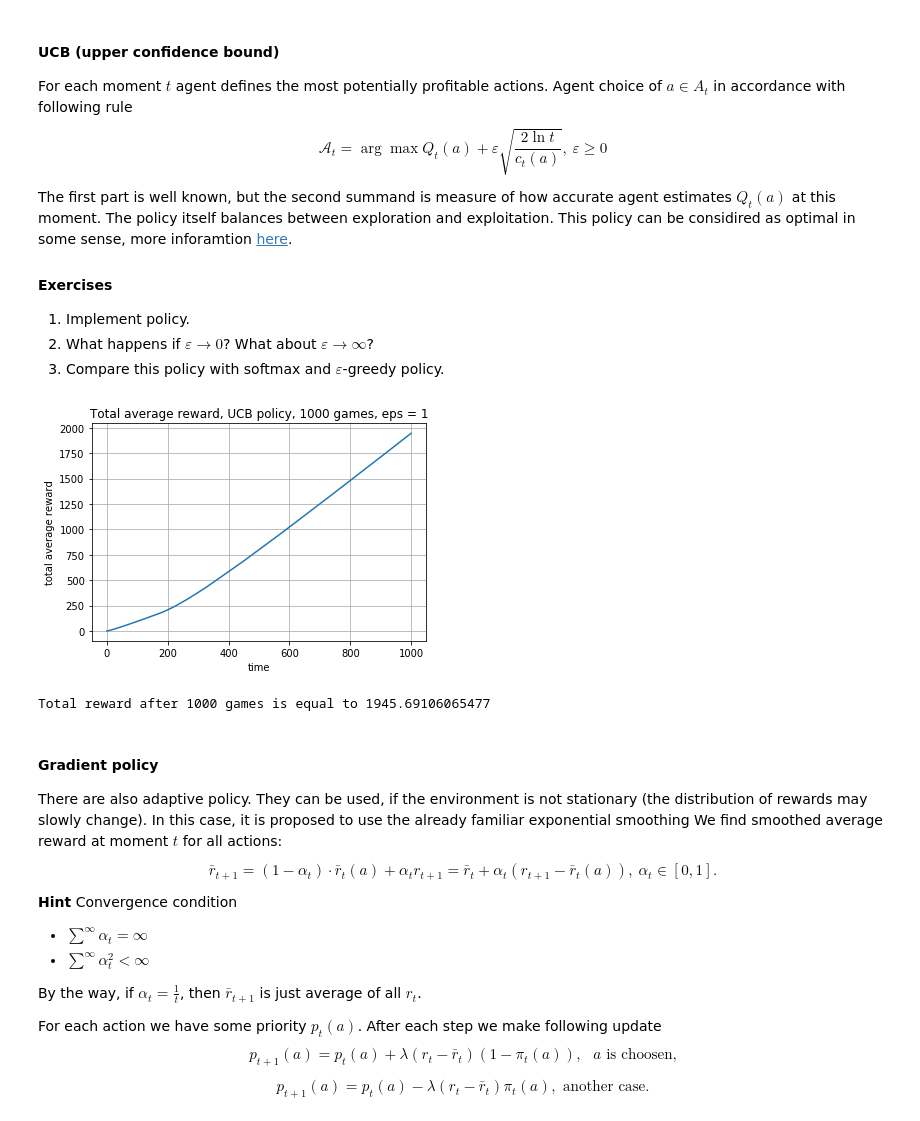
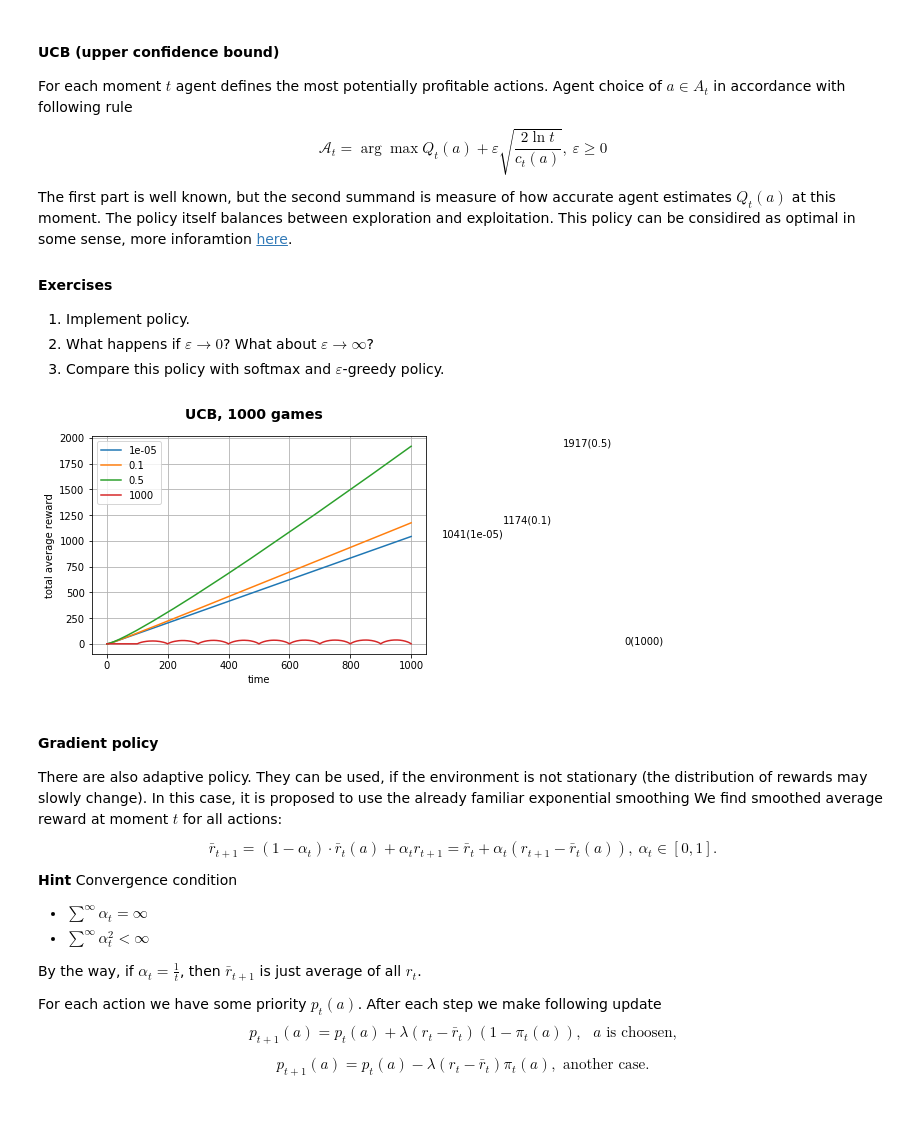
Before and after one commit to birshert/Darin, a Jupyter notebook: labs_/Birshert Alexey DARIN LAB-4.ipynb, the cells around one changed output. Drawn from its saved outputs; the diff is of its cells as text; code cells hidden in the pictures.

```diff
--- a/labs_/Birshert Alexey DARIN LAB-4.ipynb
+++ b/labs_/Birshert Alexey DARIN LAB-4.ipynb
@@ -253,10 +258,0 @@ class Softmax():
-# %%
-avg_rew_softmax = np.array([0.0 for i in range(T + 1)])
-
-eps = 0.3
-
-Model = Softmax(eps)
-
-for game in range(games_num):
-    curr_rew = Game(Model)
-    avg_rew_softmax = (avg_rew_softmax * (game) + curr_rew) / (game + 1)
@@ -295,23 +283,26 @@ class UCB():
         t = 0
         for i in range(len(c)):
             t += c[i]
-        total = [0.0 for i in range(len(c))]
-        for i in range(len(c)):
-            total[i] = (r[i] + self.eps * np.sqrt(2 * np.log(t) / (c[i] + 1)))
+        if (t == 0):
+            self.policy = [1.0/A for i in range(A)]
+        else:
+            total = [0.0 for i in range(len(c))]
+            for i in range(len(c)):
+                total[i] = (r[i] + self.eps * np.sqrt(2 * np.log(t) / (c[i] + 1)))
 
-        high = max(total)
-        count = 0
+            high = max(total)
+            count = 0
 
-        for i in range(len(total)):
-            if (total[i] == high):
-                count += 1
-        for i in range(len(total)):
-            if (total[i] == high):
-                self.policy[i] = 1.0 / count
-            else:
-                self.policy[i] = 0.0
+            for i in range(len(total)):
+                if (total[i] == high):
+                    count += 1
+            for i in range(len(total)): # set the policy right
+                if (total[i] == high):
+                    self.policy[i] = 1.0 / count
+                else:
+                    self.policy[i] = 0.0
 
 
     def action(self):
         index = [i for i in range(len(self.policy))]
-        return np.random.choice(index, p=self.policy) # choose one randomly (uniform distribution)
+        return np.random.choice(index, p=self.policy) # choose one randomly due to the policy
@@ -328,15 +309,7 @@ for game in range(games_num):
-# %%
-plt.plot(avg_rew_ucb)
-plt.title("Total average reward, UCB policy, " + str(games_num) + " games, eps = " + str(eps))
-plt.xlabel("time")
-plt.ylabel("total average reward")
-plt.grid(True)
-plt.show()
-
-print("Total reward after " + str(games_num) + " games is equal to " + str(avg_rew_ucb[T]))
-# %% [output]
-[figure, removed]
-Total reward after 1000 games is equal to 1945.69106065477
+# %%
+test(UCB, Game, "UCB", [0.00001, 0.1, 0.5, 1000])
+# %% [output]
+[figure, added]
 # %% [markdown]
 #### Gradient policy
 There are also adaptive policy. They can be used, if the environment is not stationary (the distribution of rewards may slowly change). In this case, it is proposed to use the already familiar exponential smoothing
```
Also changed, not shown: parts of 21 cells of this notebook.
